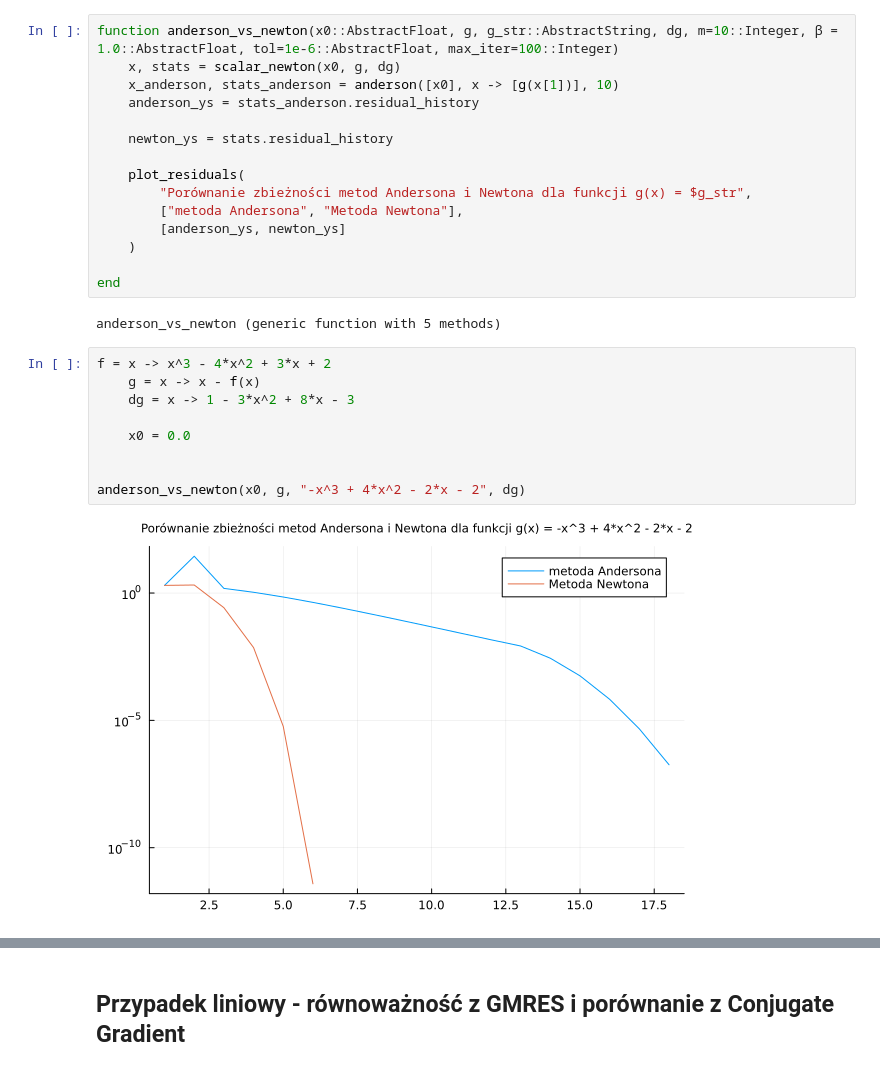
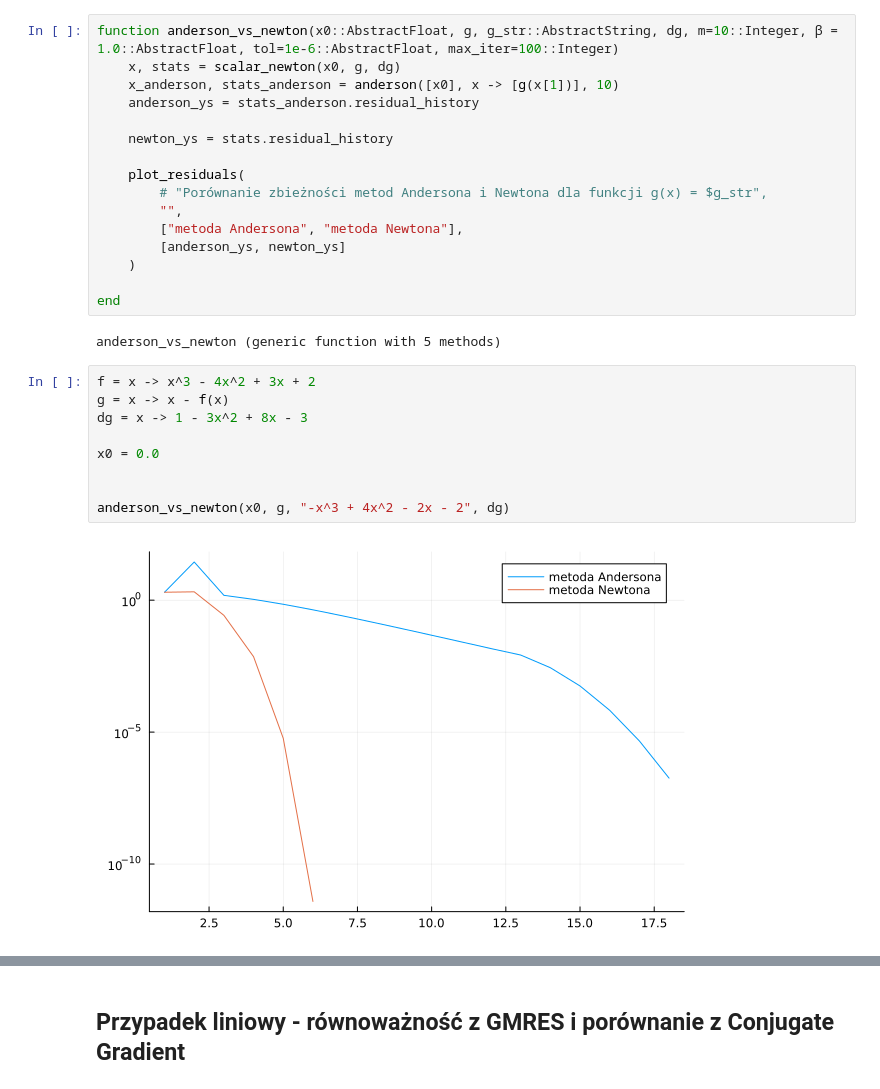
Before and after one commit to janpiotrlakomy/research-project, a Jupyter notebook: experiments.ipynb, the cells around one changed output, grey strips where cells are left out. Drawn from its saved outputs; the diff is of its cells as text.

```diff
--- a/experiments.ipynb
+++ b/experiments.ipynb
@@ -51,8 +51,9 @@ function anderson_vs_newton(x0::AbstractFloat, g, g_str::AbstractString, dg, m=1
     newton_ys = stats.residual_history
 
     plot_residuals(
-        "Porównanie zbieżności metod Andersona i Newtona dla funkcji g(x) = $g_str",
-        ["metoda Andersona", "Metoda Newtona"],
+        # "Porównanie zbieżności metod Andersona i Newtona dla funkcji g(x) = $g_str",
+        "",
+        ["metoda Andersona", "metoda Newtona"],
         [anderson_ys, newton_ys]
     )
 
@@ -60,16 +61,16 @@ end
 # %% [output]
 anderson_vs_newton (generic function with 5 methods)
 # %%
-f = x -> x^3 - 4*x^2 + 3*x + 2
-    g = x -> x - f(x)
-    dg = x -> 1 - 3*x^2 + 8*x - 3
+f = x -> x^3 - 4x^2 + 3x + 2
+g = x -> x - f(x)
+dg = x -> 1 - 3x^2 + 8x - 3
 
-    x0 = 0.0
+x0 = 0.0
 
 
-anderson_vs_newton(x0, g, "-x^3 + 4*x^2 - 2*x - 2", dg)
+anderson_vs_newton(x0, g, "-x^3 + 4x^2 - 2x - 2", dg)
 # %% [output]
-[figure, old version]
+[figure, new version]
 # %%
 g = x -> cos(x)
 dg = x -> -sin(x)
```
Also changed, not shown: parts of 5 cells of this notebook, 2 other files.
